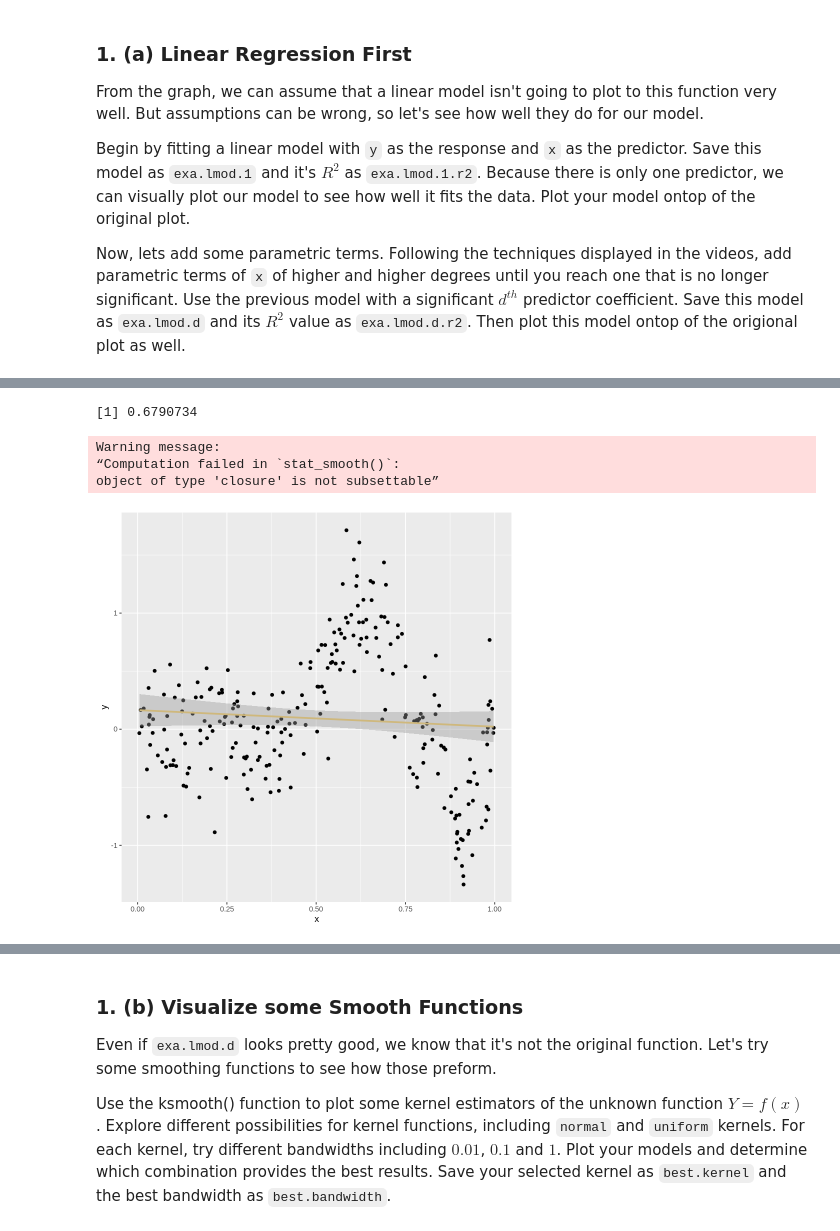
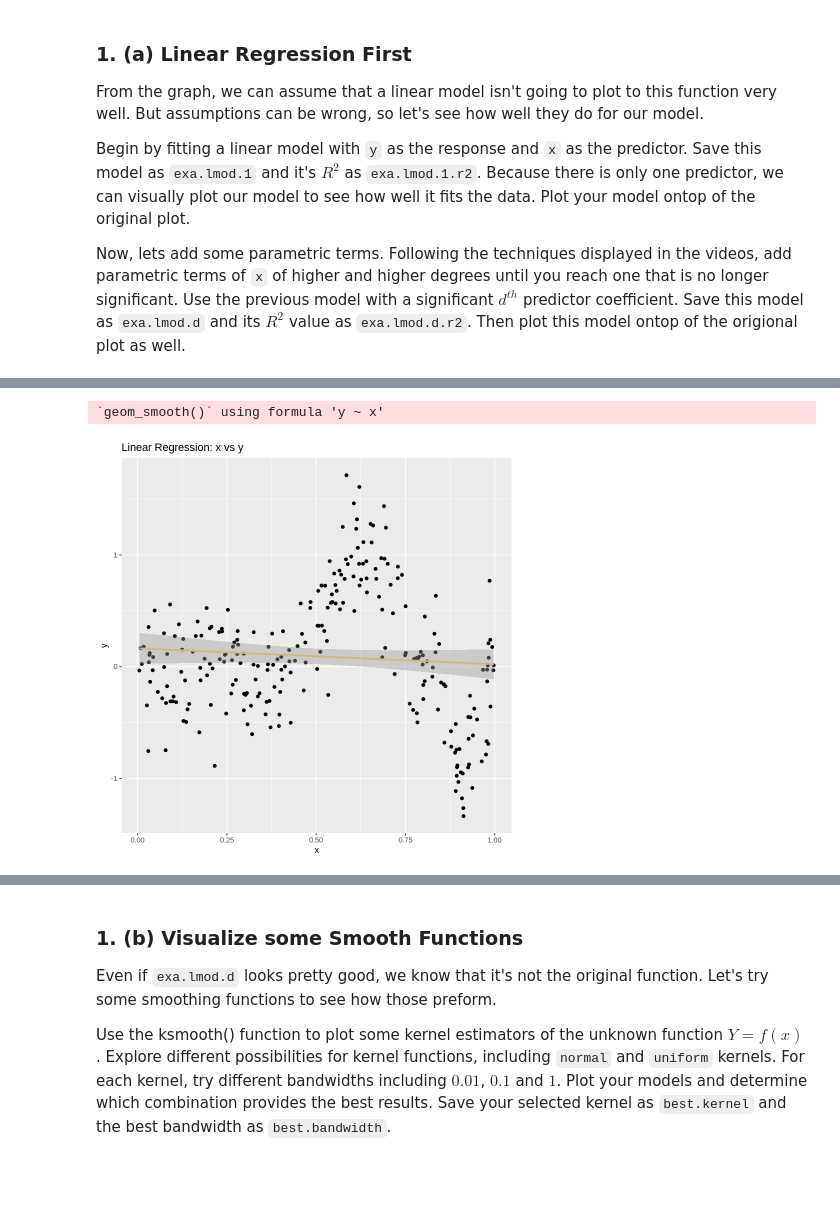
Before and after one commit to dennislamcv1/UniofColStatsModel, a Jupyter notebook: Generalized Linear Models/C3M3_autograded.ipynb, the cells around one changed output, grey strips where cells are left out. Saved outputs shown, nothing was run; the diff lists cells and outputs as text; code cells hidden in the pictures; blank space fills up the shorter version.

```diff
--- a/Generalized Linear Models/C3M3_autograded.ipynb
+++ b/Generalized Linear Models/C3M3_autograded.ipynb
@@ -81,42 +76,12 @@ g
-# %%
-# Function to fit polynomial models and compare them
-fit_poly_models <- function(data, max_degree) {
-  models <- list()
-  r2_values <- numeric(max_degree)
-
-  for (d in 1:max_degree) {
-    formula <- as.formula(paste("y ~ poly(x, ", d, ")", sep = ""))
-    models[[d]] <- lm(formula, data = data)
-    r2_values[d] <- summary(models[[d]])$r.squared
-
-    if (d > 1) {
-      anova_result <- anova(models[[d - 1]], models[[d]])
-      if (anova_result[2, "Pr(>F)"] > 0.05) {
-        break
-      }
-    }
-  }
-
-  list(model = models[[d - 1]], r2 = r2_values[d - 1])
-}
-
-# Fit polynomial models up to degree 10
-result <- fit_poly_models(exa, 10)
-exa.lmod.d <- result$model
-exa.lmod.d.r2 <- result$r2
-exa.lmod.d.r2
-
-# Add the polynomial model to the plot
-g <- g + geom_smooth(method="lm", formula=exa.lmod.d$call[[2]], color="#565A5C")
-g
-
-
-# plot(x=exa$x, y=exa$y, main="EXA with models overlaid")
-# lines(exa.lmod.1, col="#CFB87C", lwd=2)
-# lines(exa.lmod.d, col="#565A5C", lwd=2)
-# %% [output]
-[1] 0.6790734
-Warning message:
-“Computation failed in `stat_smooth()`:
-object of type 'closure' is not subsettable”
-[figure, removed]
+# %%
+# Plot original data and add the linear model
+g <- ggplot(exa, aes(x = x, y = y)) +
+     geom_point() +  # Original scatter plot
+     geom_smooth(method = "lm", color = "#CFB87C") +  # Add linear model
+     labs(title = "Linear Regression: x vs y", x = "x", y = "y")
+
+# Display the plot
+print(g)
+# %% [output]
+`geom_smooth()` using formula 'y ~ x'
+[figure, added]
```
Also changed, not shown: parts of 5 cells of this notebook.
